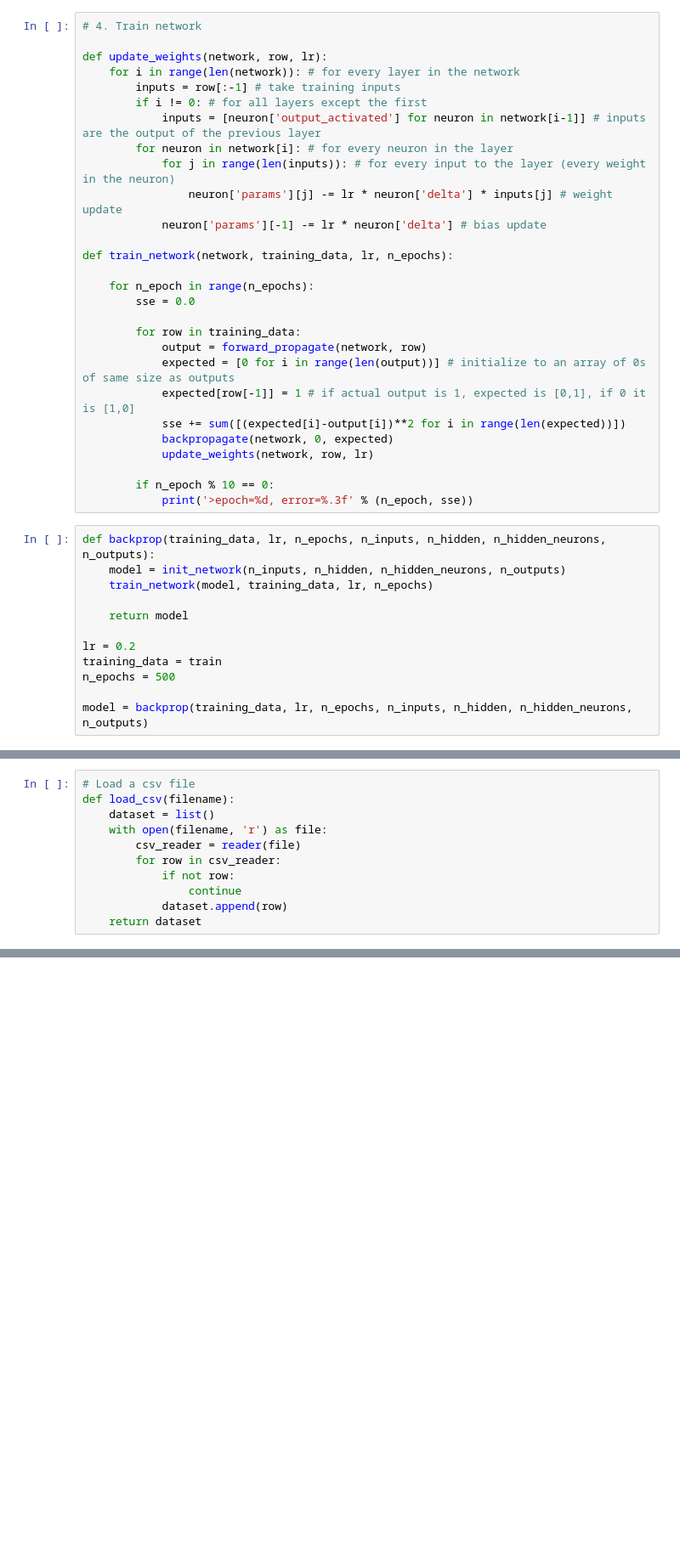
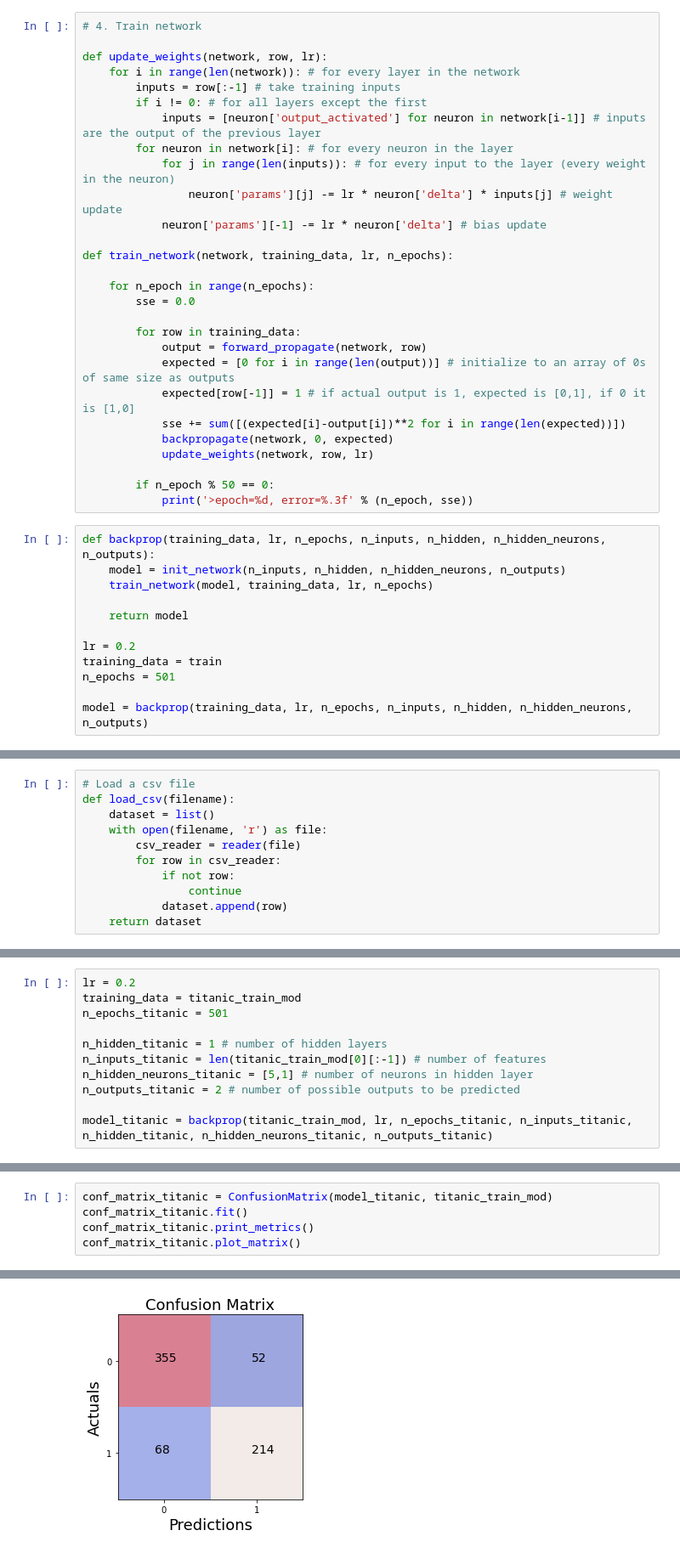
Before and after one commit to guiOsorio/Neural_net_scratch, a Jupyter notebook: Neural_net.ipynb, the cells around one changed output, grey strips where cells are left out. Shown at 85% size. Saved outputs shown, nothing was run; the diff lists cells and outputs as text; blank space fills up the shorter version.

Commit message:
Titanic evaluated

```diff
--- a/Neural_net.ipynb
+++ b/Neural_net.ipynb
@@ -205,7 +205,7 @@ def train_network(network, training_data, lr, n_epochs):
             backpropagate(network, 0, expected)
             update_weights(network, row, lr)
 
-        if n_epoch % 10 == 0:
+        if n_epoch % 50 == 0:
             print('>epoch=%d, error=%.3f' % (n_epoch, sse))
 # %%
 def backprop(training_data, lr, n_epochs, n_inputs, n_hidden, n_hidden_neurons, n_outputs):
@@ -216,7 +216,7 @@ def backprop(training_data, lr, n_epochs, n_inputs, n_hidden, n_hidden_neurons,
 
 lr = 0.2
 training_data = train
-n_epochs = 500
+n_epochs = 501
 
 model = backprop(training_data, lr, n_epochs, n_inputs, n_hidden, n_hidden_neurons, n_outputs)
 # %% [output]
@@ -430,0 +500,11 @@ array([[0.2021911 , 0.86663459],
+# %%
+lr = 0.2
+training_data = titanic_train_mod
+n_epochs_titanic = 501
+
+n_hidden_titanic = 1 # number of hidden layers
+n_inputs_titanic = len(titanic_train_mod[0][:-1]) # number of features
+n_hidden_neurons_titanic = [5,1] # number of neurons in hidden layer
+n_outputs_titanic = 2 # number of possible outputs to be predicted
+
+model_titanic = backprop(titanic_train_mod, lr, n_epochs_titanic, n_inputs_titanic, n_hidden_titanic, n_hidden_neurons_titanic, n_outputs_titanic)
@@ -430,0 +523,6 @@ array([[0.2021911 , 0.86663459],
+# %%
+conf_matrix_titanic = ConfusionMatrix(model_titanic, titanic_train_mod)
+conf_matrix_titanic.fit()
+conf_matrix_titanic.print_metrics()
+conf_matrix_titanic.plot_matrix()
+# %% [output]
@@ -430,0 +538 @@ array([[0.2021911 , 0.86663459],
+[figure, added]
```
Also changed, not shown: parts of 13 cells of this notebook.
